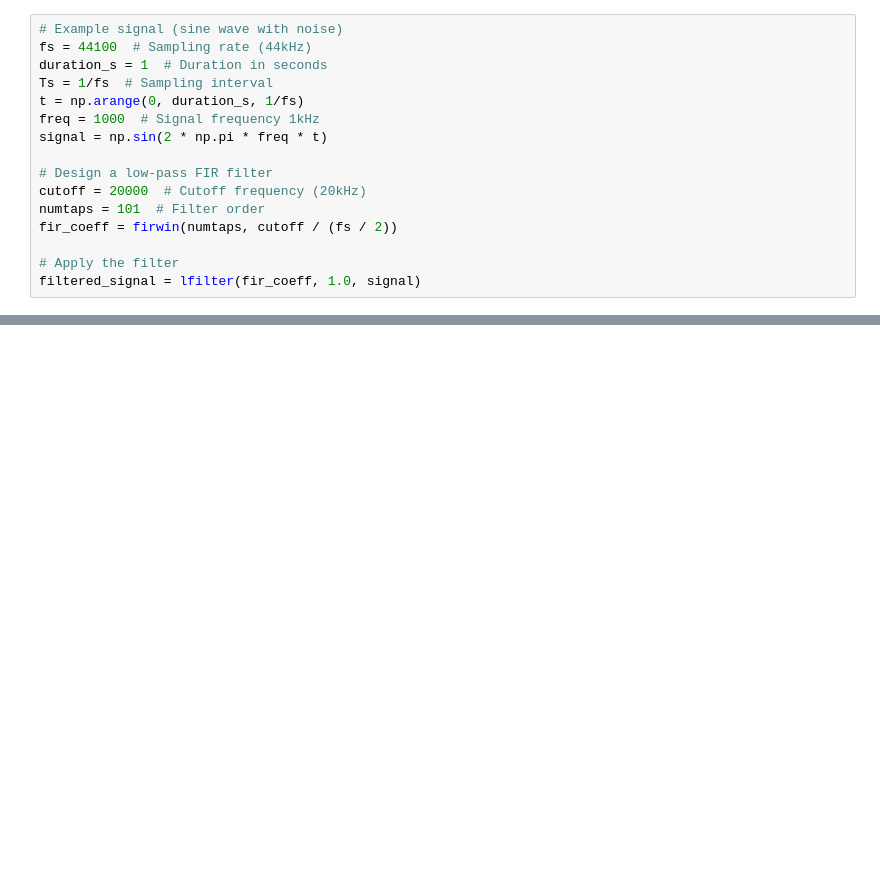
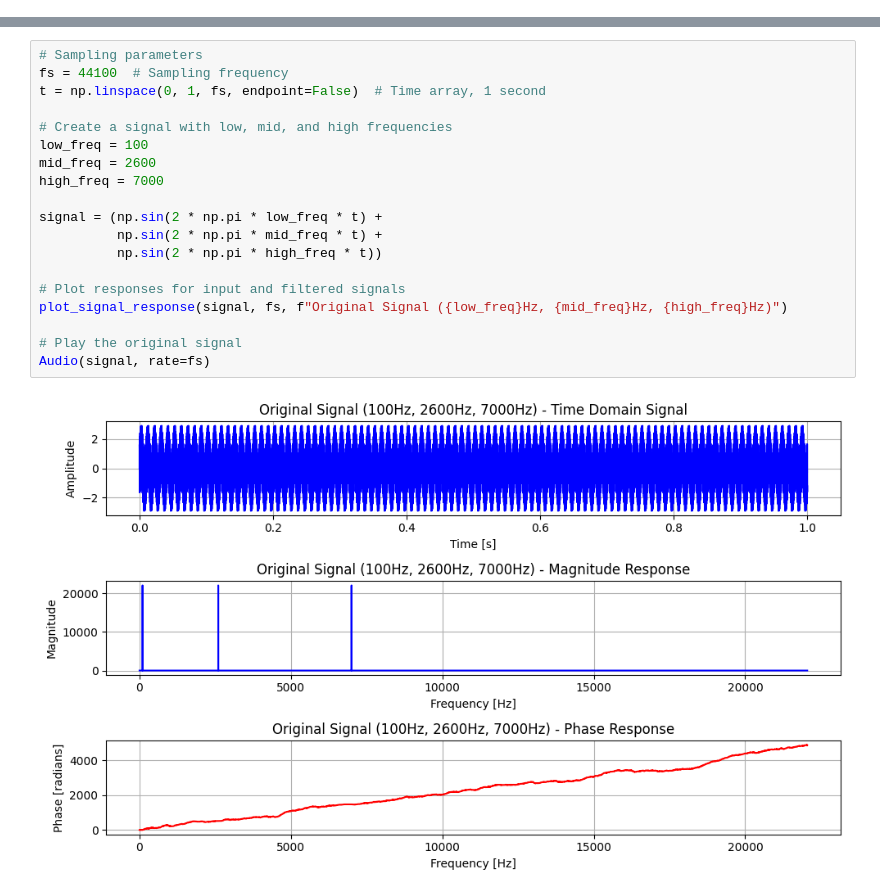
Before and after one commit to AlpSari/time_series_applications, a Jupyter notebook: digital_signal_processing/filtering.ipynb, the cells around one changed output, grey strips where cells are left out. Cells and saved outputs as stored; diff of their text form; blank space fills up the shorter version.

Commit message:
filtering FIR and IIR added

```diff
--- a/digital_signal_processing/filtering.ipynb
+++ b/digital_signal_processing/filtering.ipynb
@@ -273,16 +0,0 @@ Understanding the frequency domain representation of discrete signals through th
-# %%
-# Example signal (sine wave with noise)
-fs = 44100  # Sampling rate (44kHz)
-duration_s = 1  # Duration in seconds
-Ts = 1/fs  # Sampling interval
-t = np.arange(0, duration_s, 1/fs)
-freq = 1000  # Signal frequency 1kHz
-signal = np.sin(2 * np.pi * freq * t)
-
-# Design a low-pass FIR filter
-cutoff = 20000  # Cutoff frequency (20kHz)
-numtaps = 101  # Filter order
-fir_coeff = firwin(numtaps, cutoff / (fs / 2))
-
-# Apply the filter
-filtered_signal = lfilter(fir_coeff, 1.0, signal)
@@ -288,0 +89,21 @@ filtered_signal = lfilter(fir_coeff, 1.0, signal)
+# %%
+# Sampling parameters
+fs = 44100  # Sampling frequency
+t = np.linspace(0, 1, fs, endpoint=False)  # Time array, 1 second
+
+# Create a signal with low, mid, and high frequencies
+low_freq = 100
+mid_freq = 2600
+high_freq = 7000
+
+signal = (np.sin(2 * np.pi * low_freq * t) +
+          np.sin(2 * np.pi * mid_freq * t) +
+          np.sin(2 * np.pi * high_freq * t))
+
+# Plot responses for input and filtered signals
+plot_signal_response(signal, fs, f"Original Signal ({low_freq}Hz, {mid_freq}Hz, {high_freq}Hz)")
+
+# Play the original signal
+Audio(signal, rate=fs)
+# %% [output]
+[figure, added]
```
Also changed, not shown: parts of 48 cells of this notebook.
